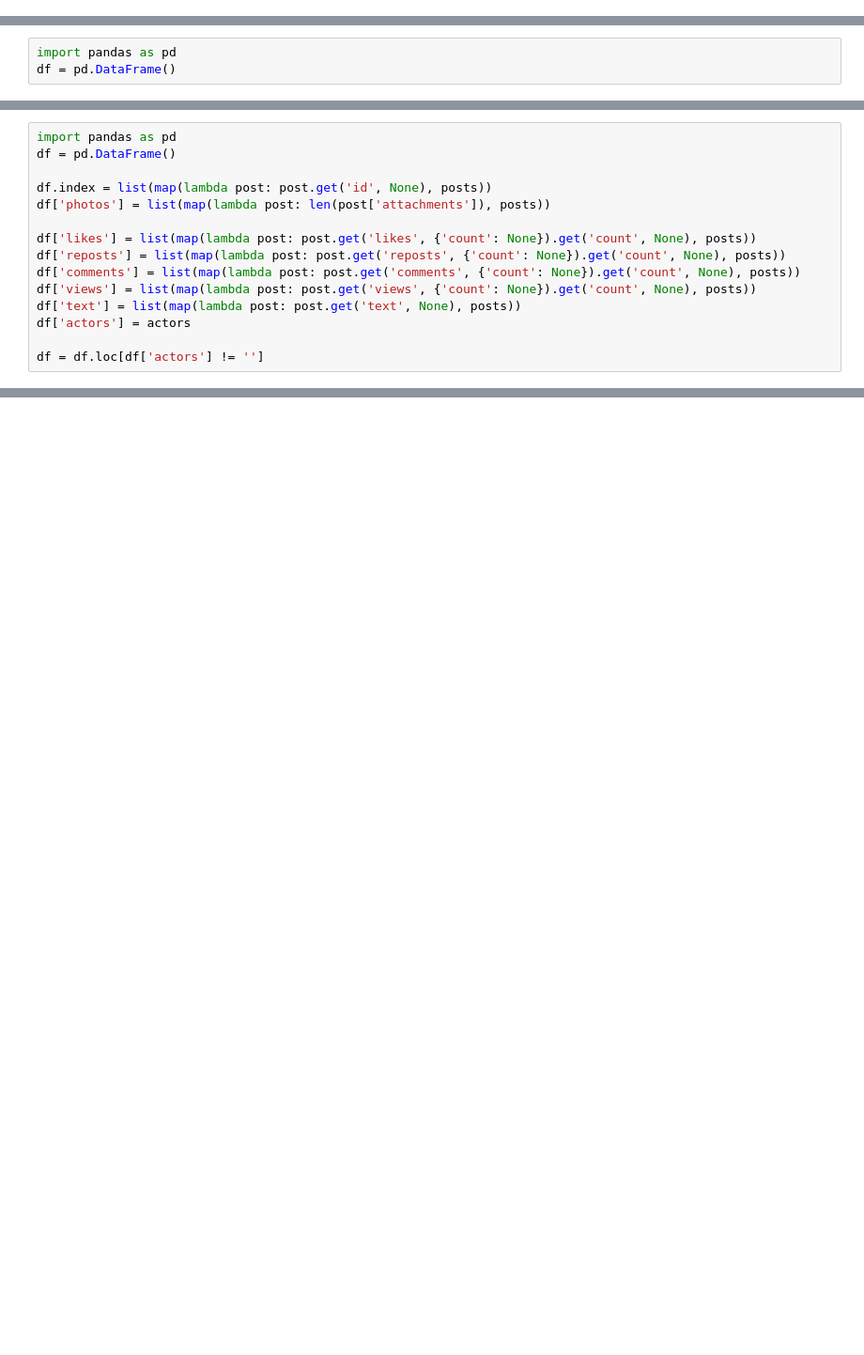
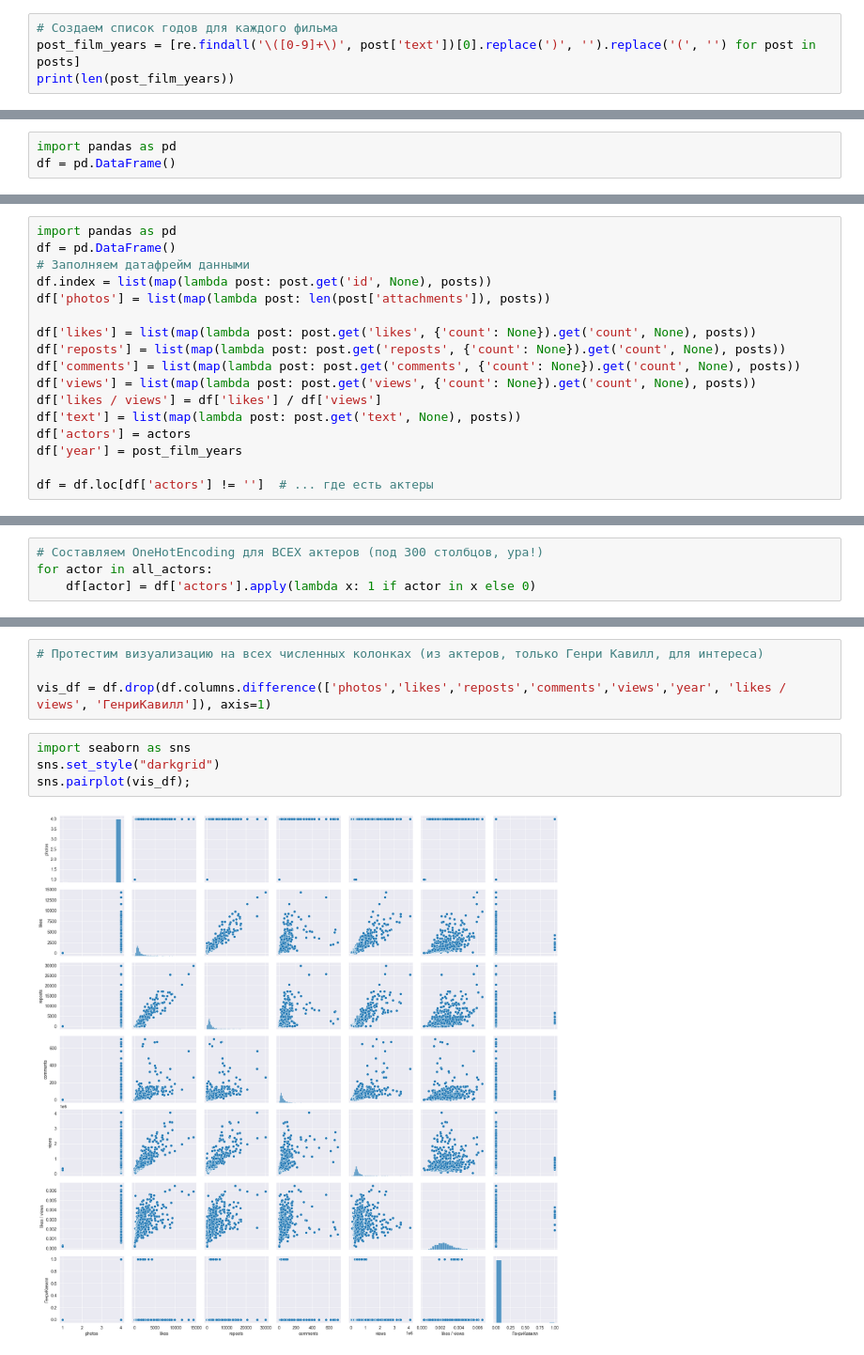
Before and after one commit to vabagd/DS_project_2024, a Jupyter notebook: DS_project_2024_code.ipynb, the cells around one changed output, grey strips where cells are left out. Shown at 94% size. Cells and saved outputs as stored; diff of their text form; blank space fills up the shorter version.

Commit message:
Комменты + актеры с OHE

```diff
--- a/DS_project_2024_code.ipynb
+++ b/DS_project_2024_code.ipynb
@@ -90,0 +139,4 @@ wall['items'][0]['owner_id']
+# %%
+# Создаем список годов для каждого фильма
+post_film_years = [re.findall('\([0-9]+\)', post['text'])[0].replace(')', '').replace('(', '') for post in posts]
+print(len(post_film_years))
@@ -110,7 +148,7 @@ df['likes'].median(), df['likes'].mean()
 # %%
 import pandas as pd
 df = pd.DataFrame()
-
+# Заполняем датафрейм данными
 df.index = list(map(lambda post: post.get('id', None), posts))
 df['photos'] = list(map(lambda post: len(post['attachments']), posts))
 
@@ -118,7 +156,9 @@ df['likes'] = list(map(lambda post: post.get('likes', {'count': None}).get('coun
 df['reposts'] = list(map(lambda post: post.get('reposts', {'count': None}).get('count', None), posts))
 df['comments'] = list(map(lambda post: post.get('comments', {'count': None}).get('count', None), posts))
 df['views'] = list(map(lambda post: post.get('views', {'count': None}).get('count', None), posts))
+df['likes / views'] = df['likes'] / df['views']
 df['text'] = list(map(lambda post: post.get('text', None), posts))
 df['actors'] = actors
+df['year'] = post_film_years
 
-df = df.loc[df['actors'] != '']
+df = df.loc[df['actors'] != '']  # ... где есть актеры
@@ -140,0 +165,4 @@ df
+# %%
+# Составляем OneHotEncoding для ВСЕХ актеров (под 300 столбцов, ура!)
+for actor in all_actors:
+    df[actor] = df['actors'].apply(lambda x: 1 if actor in x else 0)
@@ -140,0 +216,10 @@ df
+# %%
+# Протестим визуализацию на всех численных колонках (из актеров, только Генри Кавилл, для интереса)
+
+vis_df = df.drop(df.columns.difference(['photos','likes','reposts','comments','views','year', 'likes / views', 'ГенриКавилл']), axis=1)
+# %%
+import seaborn as sns
+sns.set_style("darkgrid")
+sns.pairplot(vis_df);
+# %% [output]
+[figure, added]
```
Also changed, not shown: parts of 17 cells of this notebook.
